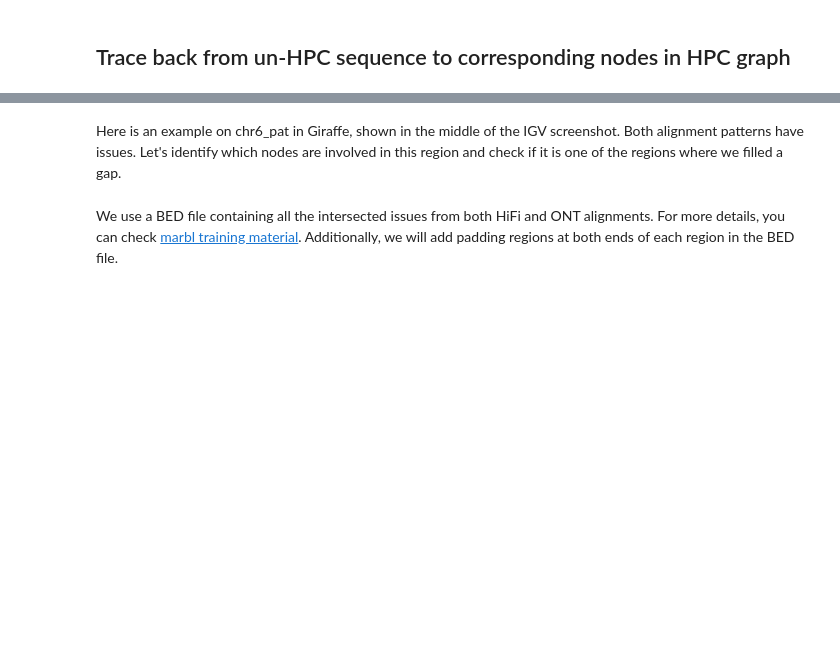
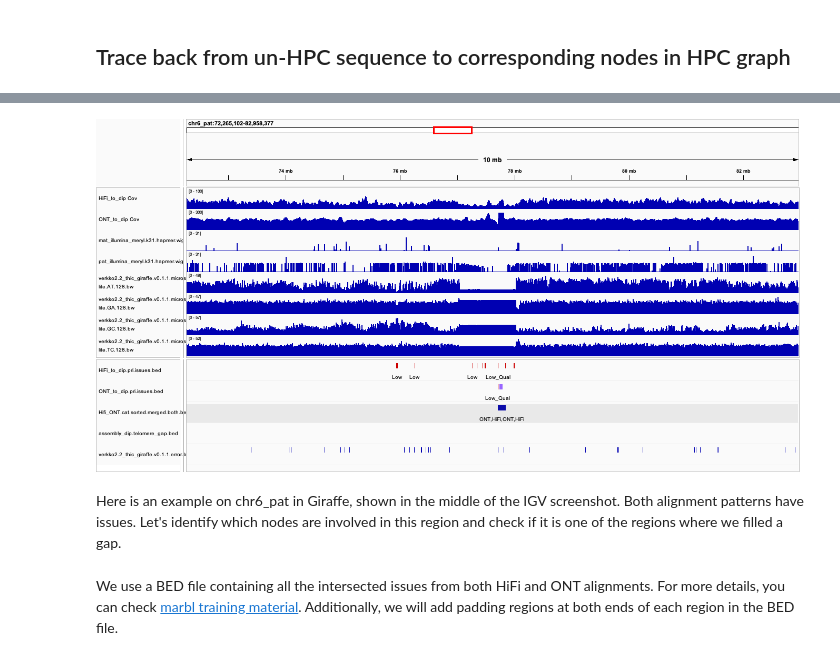
Before and after one commit to jjuhyunkim/verkko-fillet, a Jupyter notebook: docs/tutorials/basics/conv_fasta_gfa.ipynb, the cells around one changed output, grey strips where cells are left out. Saved outputs shown, nothing was run; the diff lists cells and outputs as text; code cells hidden in the pictures; blank space fills up the shorter version.

```diff
--- a/docs/tutorials/basics/conv_fasta_gfa.ipynb
+++ b/docs/tutorials/basics/conv_fasta_gfa.ipynb
@@ -40,3 +11,7 @@ import verkkofillet as vf
+# %%
+display(Image(filename="../image/igv_snapshot.png",width=1200))
+# %% [output]
+[figure, added]
 # %% [markdown]
 Here is an example on chr6_pat in Giraffe, shown in the middle of the IGV screenshot. Both alignment patterns have issues. Let's identify which nodes are involved in this region and check if it is one of the regions where we filled a gap.
 # %% [markdown]
```
Also changed, not shown: parts of 5 cells of this notebook, 1 other file.
